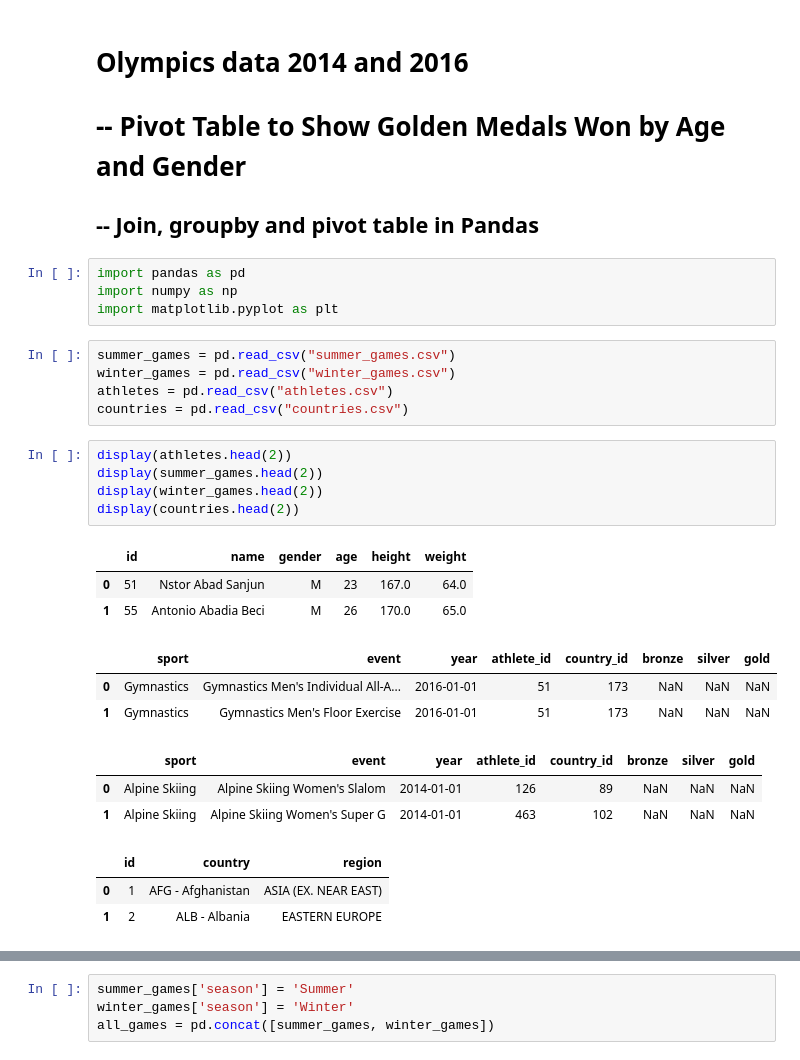
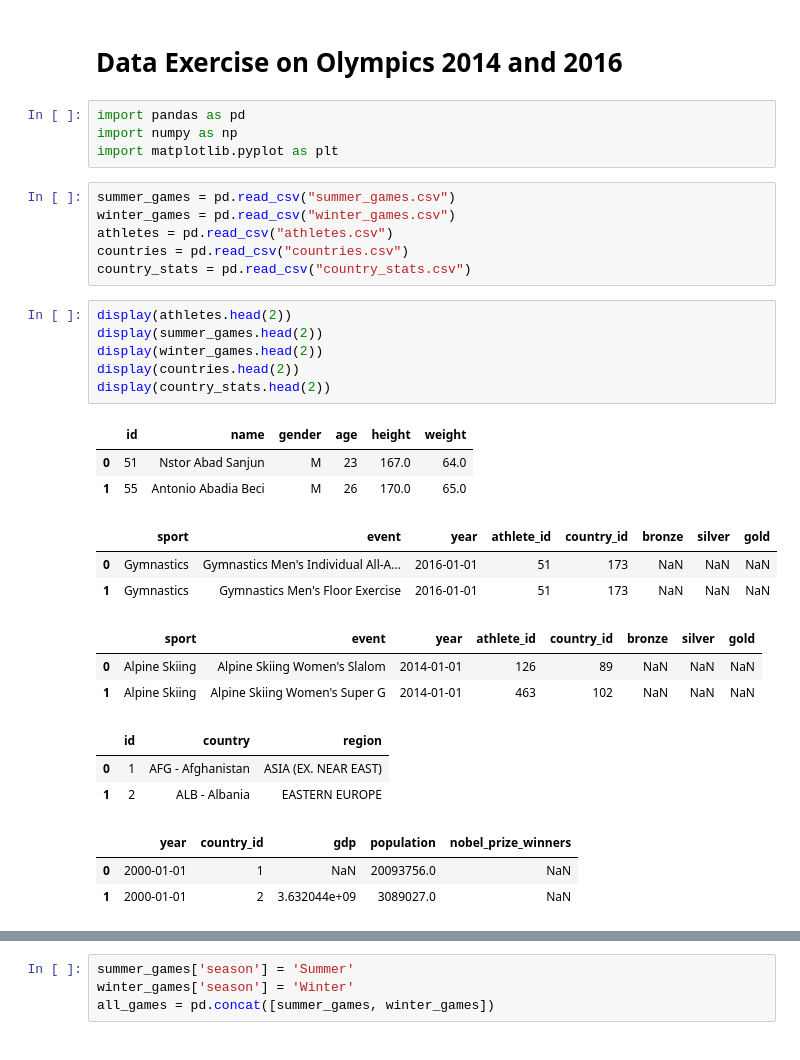
Before and after one commit to K-Z007/Data_Analysis_Olympics, a Jupyter notebook: olympics_pivot1.ipynb, the cells around one changed output, grey strips where cells are left out. Saved outputs shown, nothing was run; the diff lists cells and outputs as text.

```diff
--- a/olympics_pivot1.ipynb
+++ b/olympics_pivot1.ipynb
@@ -1,8 +1,5 @@
-# %% [markdown]
-<h1>Olympics data 2014 and 2016</h1>
-<h1>-- Pivot Table to Show Golden Medals Won by Age and Gender</h1>
-
-<h2>-- Join, groupby and pivot table in Pandas</h2>
+# %% [markdown]
+<h1>Data Exercise on Olympics 2014 and 2016</h1>
 # %%
 import pandas as pd
 import numpy as np
@@ -12,21 +9,26 @@ summer_games = pd.read_csv("summer_games.csv")
 winter_games = pd.read_csv("winter_games.csv")
 athletes = pd.read_csv("athletes.csv")
 countries = pd.read_csv("countries.csv")
+country_stats = pd.read_csv("country_stats.csv")
 # %%
 display(athletes.head(2))
 display(summer_games.head(2))
 display(winter_games.head(2))
 display(countries.head(2))
+display(country_stats.head(2))
 # %% [output]
 |  | id | name | gender | age | height | weight |
 | 0 | 51 | Nstor Abad Sanjun | M | 23 | 167.0 | 64.0 |
 | 1 | 55 | Antonio Abadia Beci | M | 26 | 170.0 | 65.0 |
 |  | sport | event | year | athlete_id | country_id | bronze | silver | gold |
 | 0 | Gymnastics | Gymnastics Men's Individual All-A... | 2016-01-01 | 51 | 173 | NaN | NaN | NaN |
 | 1 | Gymnastics | Gymnastics Men's Floor Exercise | 2016-01-01 | 51 | 173 | NaN | NaN | NaN |
 |  | sport | event | year | athlete_id | country_id | bronze | silver | gold |
 | 0 | Alpine Skiing | Alpine Skiing Women's Slalom | 2014-01-01 | 126 | 89 | NaN | NaN | NaN |
 | 1 | Alpine Skiing | Alpine Skiing Women's Super G | 2014-01-01 | 463 | 102 | NaN | NaN | NaN |
 |  | id | country | region |
 | 0 | 1 | AFG - Afghanistan | ASIA (EX. NEAR EAST) |
 | 1 | 2 | ALB - Albania | EASTERN EUROPE |
+|  | year | country_id | gdp | population | nobel_prize_winners |
+| 0 | 2000-01-01 | 1 | NaN | 20093756.0 | NaN |
+| 1 | 2000-01-01 | 2 | 3.632044e+09 | 3089027.0 | NaN |
```
Also changed, not shown: parts of 7 cells of this notebook, 2 other files.
